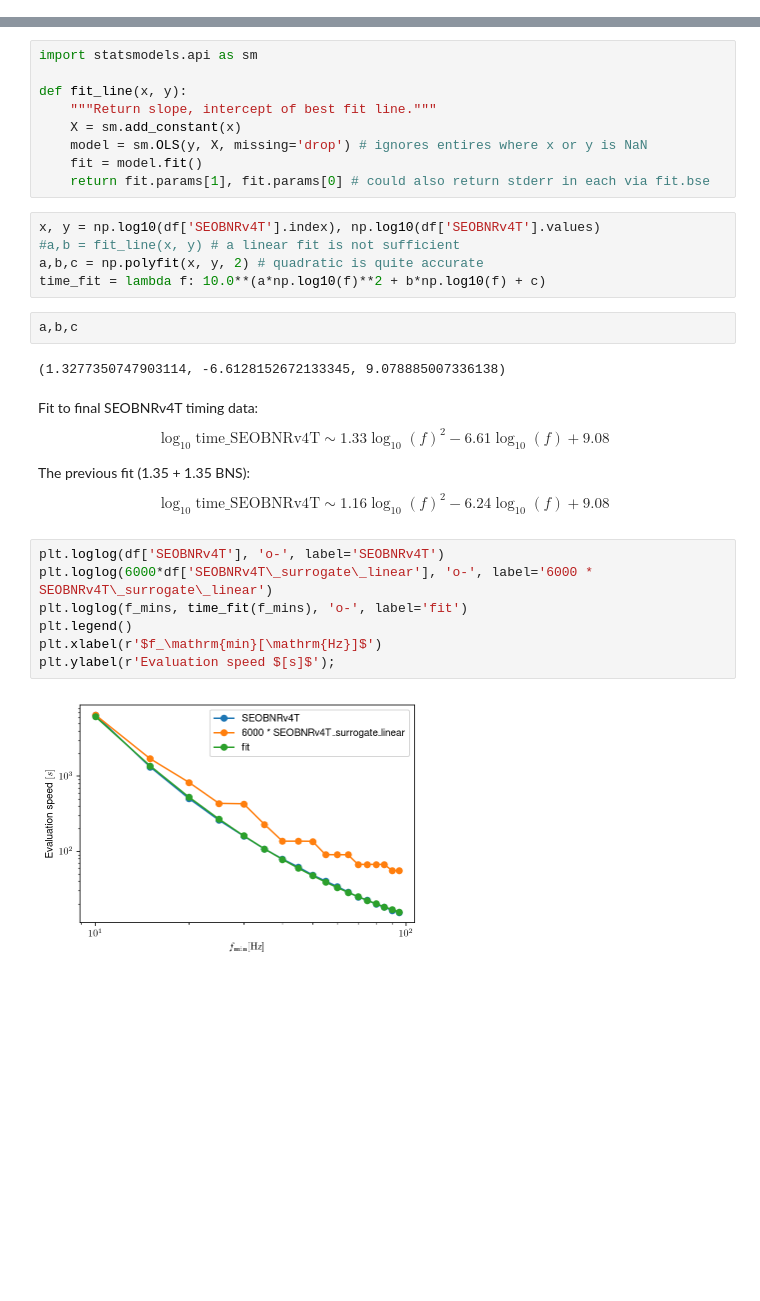
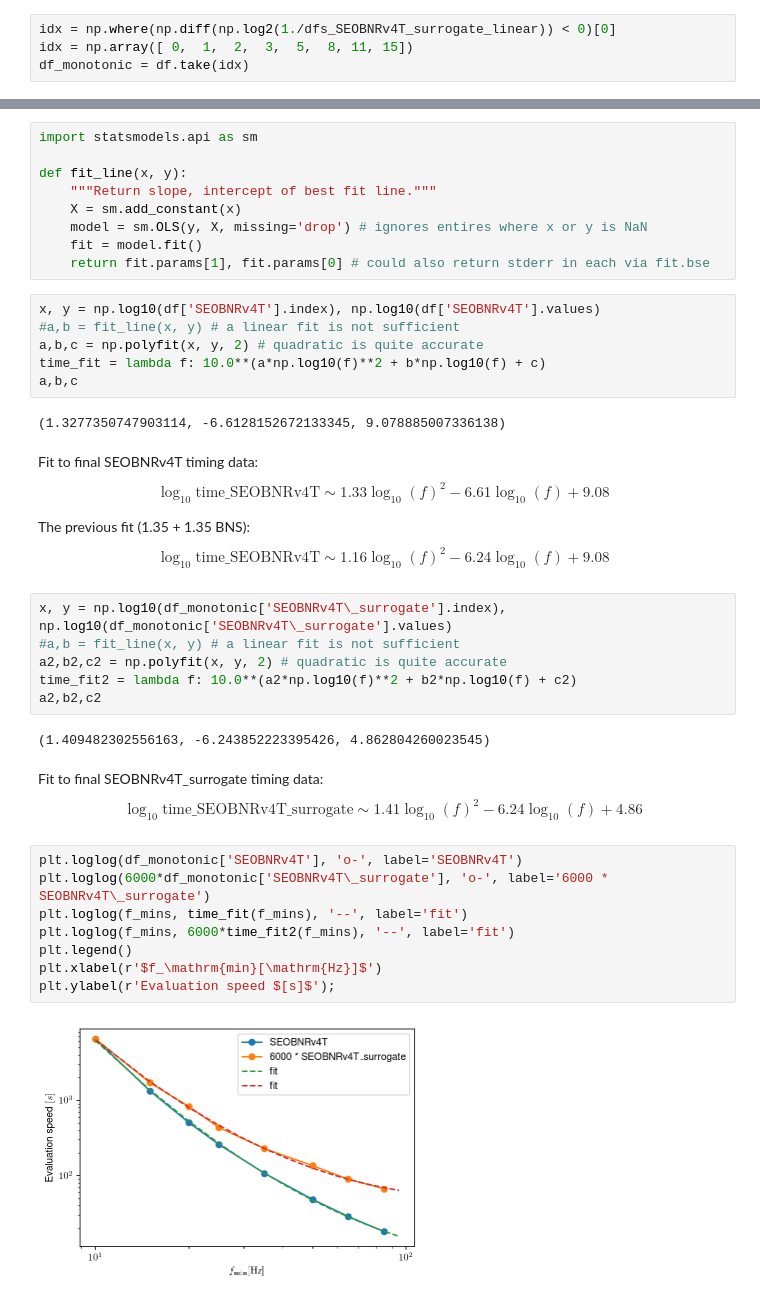
Before and after one commit to benjaminlackey/gpsurrogate, a Jupyter notebook: src/TEOB-LAL-implementation/timings/Timing_plots.ipynb, the cells around one changed output, grey strips where cells are left out. Drawn from its saved outputs; the diff is of its cells as text; blank space fills up the shorter version.

```diff
--- a/src/TEOB-LAL-implementation/timings/Timing_plots.ipynb
+++ b/src/TEOB-LAL-implementation/timings/Timing_plots.ipynb
@@ -143,3 +144,7 @@ plt.savefig('SEOBNRv4T_surrogate_speedup_deltaF_monontonic.png')
 # %% [markdown]
 ## Plot evaluation speeds
+# %%
+idx = np.where(np.diff(np.log2(1./dfs_SEOBNRv4T_surrogate_linear)) < 0)[0]
+idx = np.array([ 0,  1,  2,  3,  5,  8, 11, 15])
+df_monotonic = df.take(idx)
 # %%
@@ -197,10 +216,9 @@ x, y = np.log10(df['SEOBNRv4T'].index), np.log10(df['SEOBNRv4T'].values)
 #a,b = fit_line(x, y) # a linear fit is not sufficient
 a,b,c = np.polyfit(x, y, 2) # quadratic is quite accurate
 time_fit = lambda f: 10.0**(a*np.log10(f)**2 + b*np.log10(f) + c)
+a,b,c
+# %% [output]
+(1.3277350747903114, -6.6128152672133345, 9.078885007336138)
-# %%
-a,b,c
-# %% [output]
-(1.3277350747903114, -6.6128152672133345, 9.078885007336138)
 # %% [markdown]
 Fit to final SEOBNRv4T timing data:
 $$
@@ -212,12 +230,26 @@ The previous fit (1.35 + 1.35 BNS):
 $$
 \log_{10} \mathrm{time\_SEOBNRv4T} \sim 1.16 \log_{10}(f)^2 - 6.24 \log_{10}(f) + 9.08
 $$
+# %%
+x, y = np.log10(df_monotonic['SEOBNRv4T\_surrogate'].index), np.log10(df_monotonic['SEOBNRv4T\_surrogate'].values)
+#a,b = fit_line(x, y) # a linear fit is not sufficient
+a2,b2,c2 = np.polyfit(x, y, 2) # quadratic is quite accurate
+time_fit2 = lambda f: 10.0**(a2*np.log10(f)**2 + b2*np.log10(f) + c2)
+a2,b2,c2
+# %% [output]
+(1.409482302556163, -6.243852223395426, 4.862804260023545)
+# %% [markdown]
+Fit to final SEOBNRv4T_surrogate timing data:
+$$
+\log_{10} \mathrm{time\_SEOBNRv4T\_surrogate} \sim 1.41 \log_{10}(f)^2 - 6.24 \log_{10}(f) + 4.86
+$$
 # %%
-plt.loglog(df['SEOBNRv4T'], 'o-', label='SEOBNRv4T')
-plt.loglog(6000*df['SEOBNRv4T\_surrogate\_linear'], 'o-', label='6000 * SEOBNRv4T\_surrogate\_linear')
-plt.loglog(f_mins, time_fit(f_mins), 'o-', label='fit')
+plt.loglog(df_monotonic['SEOBNRv4T'], 'o-', label='SEOBNRv4T')
+plt.loglog(6000*df_monotonic['SEOBNRv4T\_surrogate'], 'o-', label='6000 * SEOBNRv4T\_surrogate')
+plt.loglog(f_mins, time_fit(f_mins), '--', label='fit')
+plt.loglog(f_mins, 6000*time_fit2(f_mins), '--', label='fit')
 plt.legend()
 plt.xlabel(r'$f_\mathrm{min}[\mathrm{Hz}]$')
 plt.ylabel(r'Evaluation speed $[s]$');
 # %% [output]
-[figure, old version]
+[figure, new version]
```
Also changed, not shown: parts of 8 cells of this notebook, 12 other files.
